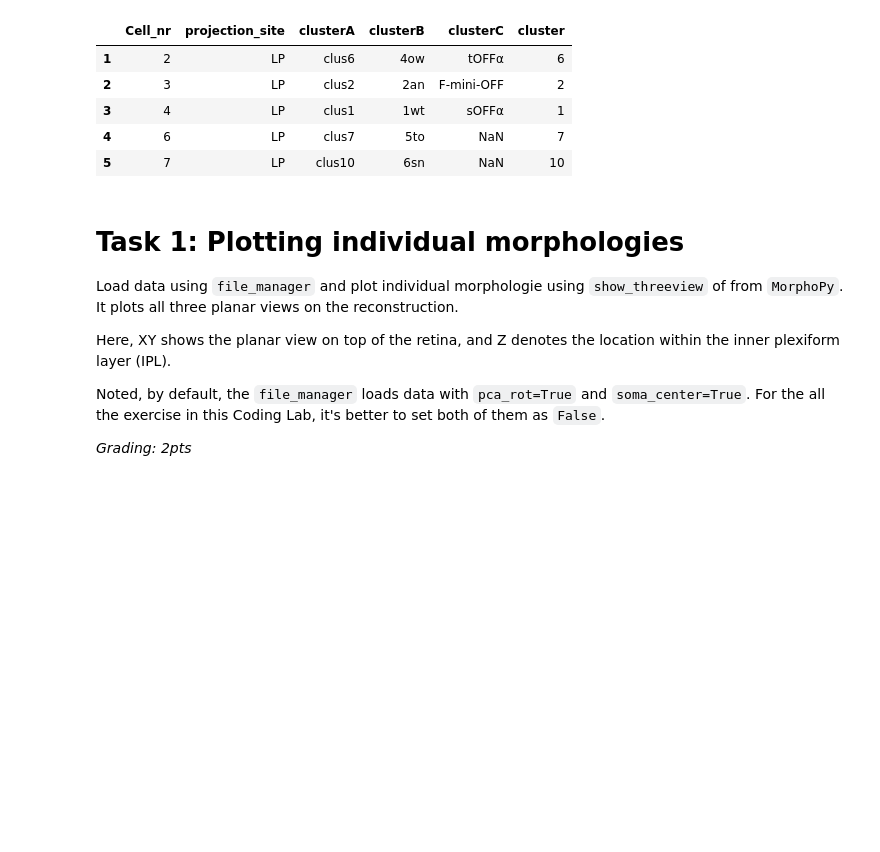
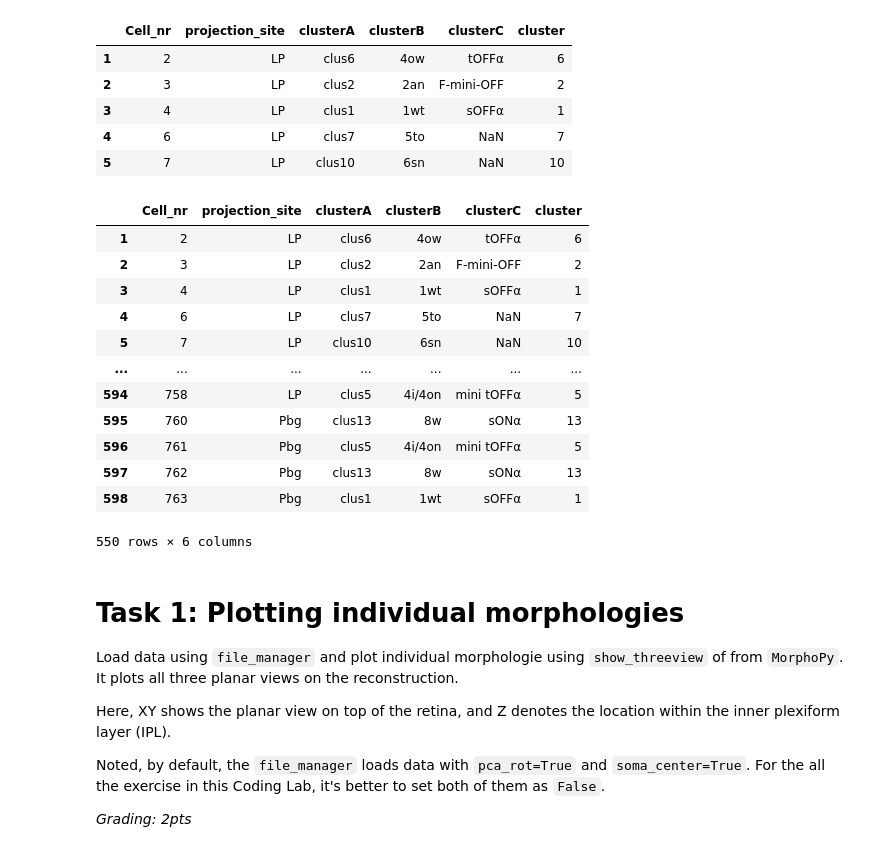
Before and after one commit to toniklenk/NeuralDataScience, a Jupyter notebook: notebooks/CodingLab8.ipynb, the cells around one changed output. Cells and saved outputs as stored; diff of their text form; code cells hidden in the pictures; blank space fills up the shorter version.

```diff
--- a/notebooks/CodingLab8.ipynb
+++ b/notebooks/CodingLab8.ipynb
@@ -145,6 +145,22 @@ labels.head()
 | 3 | 4 | LP | clus1 | 1wt | sOFFα | 1 |
 | 4 | 6 | LP | clus7 | 5to | NaN | 7 |
 | 5 | 7 | LP | clus10 | 6sn | NaN | 10 |
+# %%
+labels
+# %% [output]
+|  | Cell_nr | projection_site | clusterA | clusterB | clusterC | cluster |
+| 1 | 2 | LP | clus6 | 4ow | tOFFα | 6 |
+| 2 | 3 | LP | clus2 | 2an | F-mini-OFF | 2 |
+| 3 | 4 | LP | clus1 | 1wt | sOFFα | 1 |
+| 4 | 6 | LP | clus7 | 5to | NaN | 7 |
+| 5 | 7 | LP | clus10 | 6sn | NaN | 10 |
+| ... | ... | ... | ... | ... | ... | ... |
+| 594 | 758 | LP | clus5 | 4i/4on | mini tOFFα | 5 |
+| 595 | 760 | Pbg | clus13 | 8w | sONα | 13 |
+| 596 | 761 | Pbg | clus5 | 4i/4on | mini tOFFα | 5 |
+| 597 | 762 | Pbg | clus13 | 8w | sONα | 13 |
+| 598 | 763 | Pbg | clus1 | 1wt | sOFFα | 1 |
+550 rows × 6 columns
 # %% [markdown]
 # Task 1: Plotting individual morphologies
 
```
Also changed, not shown: parts of 14 cells of this notebook, 1 other file.
